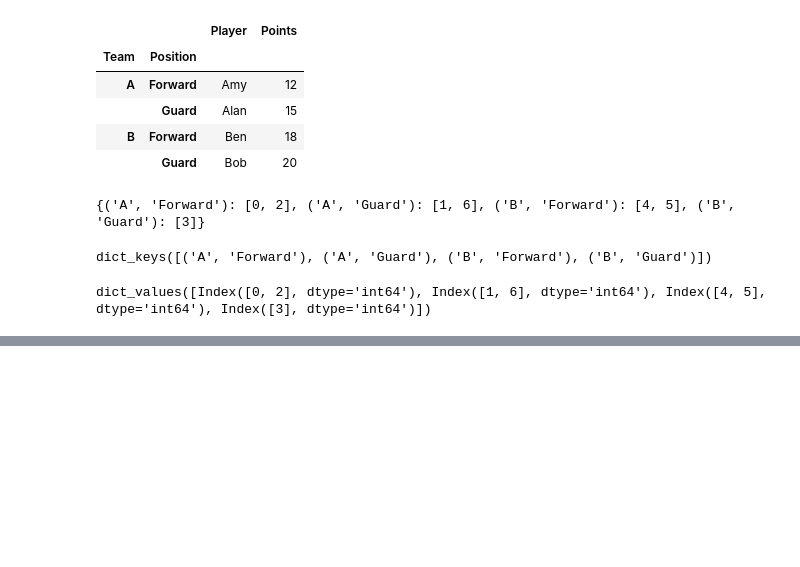
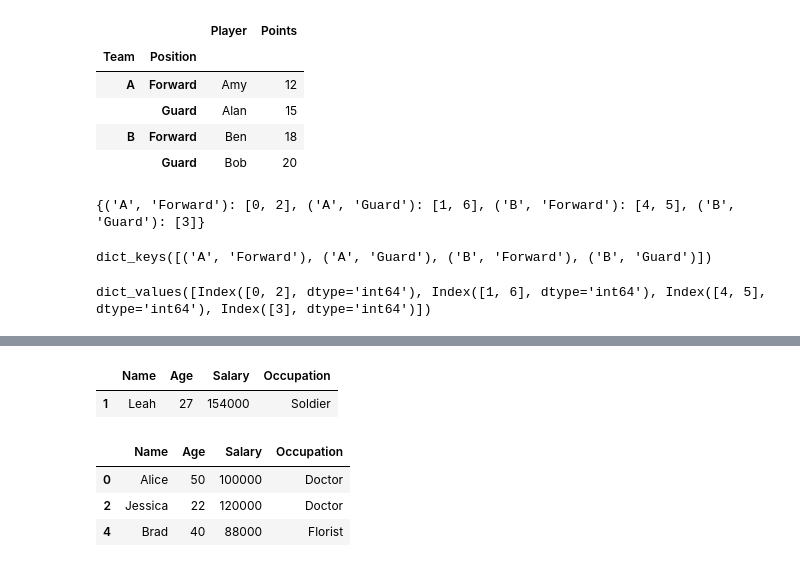
Before and after one commit to fateme-alk/learning, a Jupyter notebook: IBM_data_analysis/module1/IBM_data_analysis.ipynb, the cells around one changed output, grey strips where cells are left out. Saved outputs shown, nothing was run; the diff lists cells and outputs as text; code cells hidden in the pictures; blank space fills up the shorter version.

```diff
--- a/IBM_data_analysis/module1/IBM_data_analysis.ipynb
+++ b/IBM_data_analysis/module1/IBM_data_analysis.ipynb
@@ -986,0 +1198,12 @@ dict_values([Index([0, 2], dtype='int64'), Index([1, 6], dtype='int64'), Index([
+# %%
+df[df['Occupation'].str.contains('Sol')]
+# %% [output]
+|  | Name | Age | Salary | Occupation |
+| 1 | Leah | 27 | 154000 | Soldier |
+# %%
+df[df['Occupation'].isin(['Doctor', 'Florist'])]
+# %% [output]
+|  | Name | Age | Salary | Occupation |
+| 0 | Alice | 50 | 100000 | Doctor |
+| 2 | Jessica | 22 | 120000 | Doctor |
+| 4 | Brad | 40 | 88000 | Florist |
```
Also changed, not shown: parts of 31 cells of this notebook.
